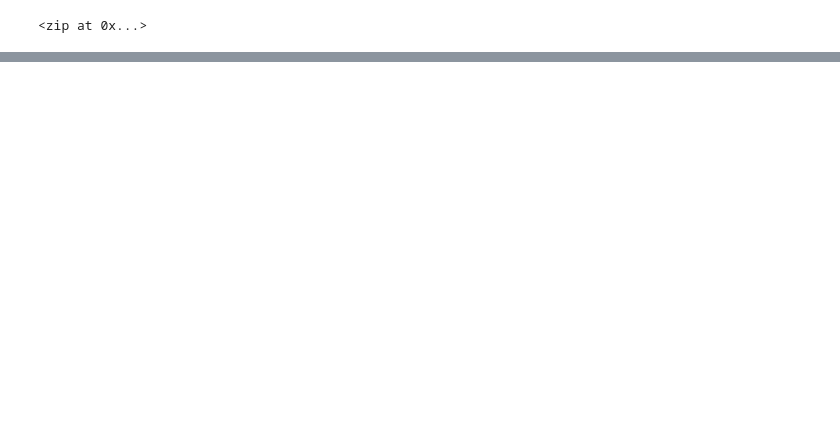
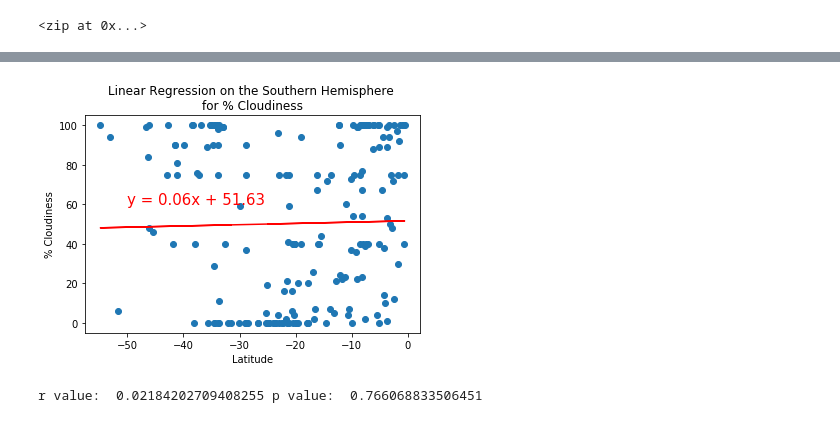
Before and after one commit to jburs/World_Weather_Analysis, a Jupyter notebook: WeatherPy.ipynb, the cells around one changed output, grey strips where cells are left out. Cells and saved outputs as stored; diff of their text form; code cells hidden in the pictures; blank space fills up the shorter version.

```diff
--- a/WeatherPy.ipynb
+++ b/WeatherPy.ipynb
@@ -340,0 +358,11 @@ plt.show()
+# %%
+# Linear regression on the Southern Hemisphere
+
+x_values = southern_hemi_df["Lat"]
+y_values = southern_hemi_df["Cloudiness"]
+# Call the function.
+plot_linear_regression(x_values, y_values,
+                       'Linear Regression on the Southern Hemisphere \nfor % Cloudiness', '% Cloudiness',(-50,60))
+# %% [output]
+[figure, added]
+r value:  0.02184202709408255 p value:  0.766068833506451
```
Also changed, not shown: parts of 19 cells of this notebook, 7 other files.
